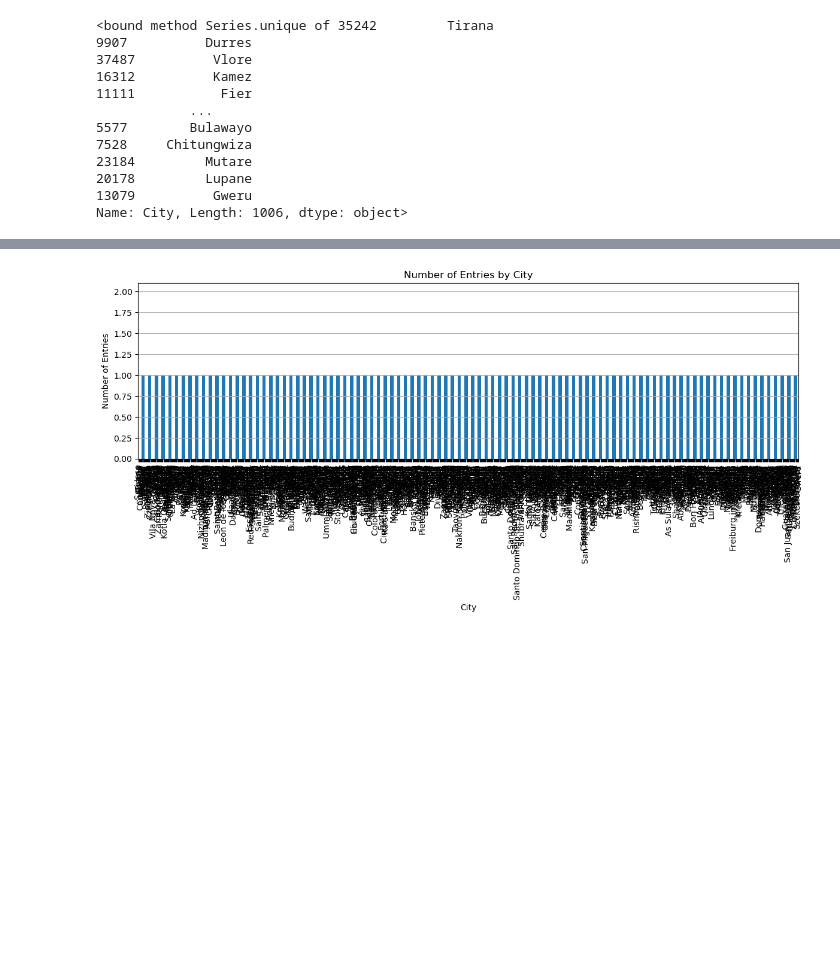
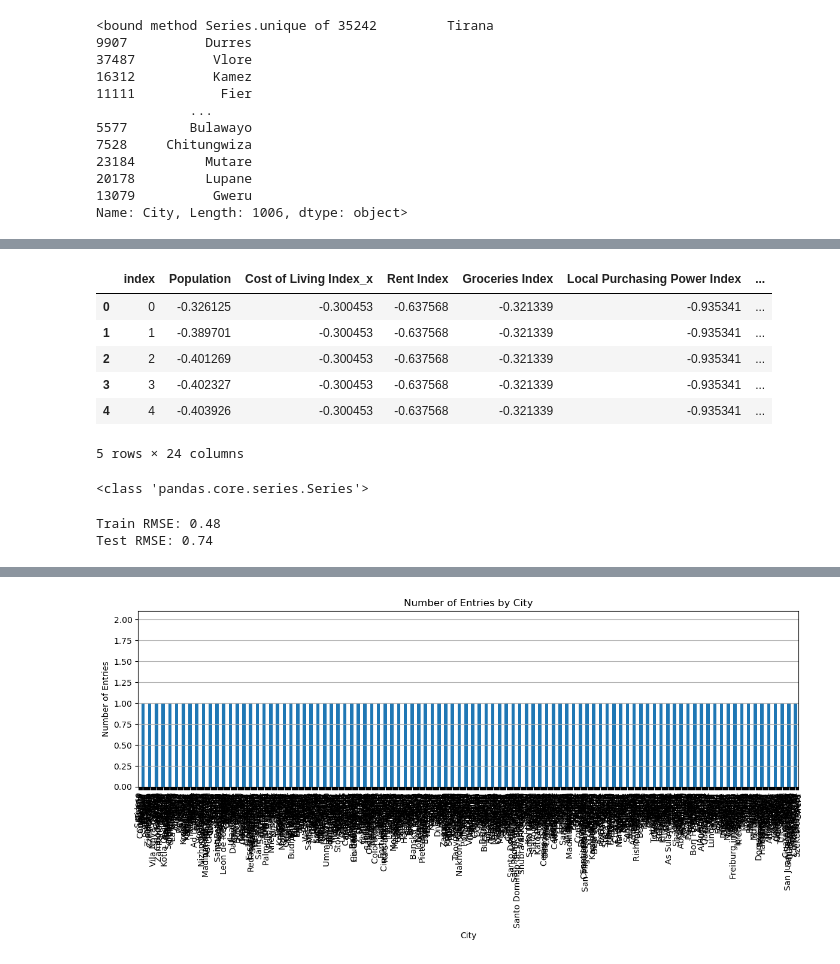
Before and after one commit to ronmaccms/DE_Team, a Jupyter notebook: 05_data_eng_cities_kpis.ipynb, the cells around one changed output, grey strips where cells are left out. Drawn from its saved outputs; the diff is of its cells as text; code cells hidden in the pictures; blank space fills up the shorter version.

Commit message:
randomforesrmodel

```diff
--- a/05_data_eng_cities_kpis.ipynb
+++ b/05_data_eng_cities_kpis.ipynb
@@ -479,0 +579,24 @@ Name: City, Length: 1006, dtype: object>
+# %%
+# Numerical Data
+
+final_numerical = pd.DataFrame(data_scaled, columns=numerical_columns).reset_index()
+# final_numerical.head()
+
+final_categorical = migration_database[[col for col in migration_database if migration_database[col].dtype==object]].copy().reset_index()
+# final_categorical.head()
+
+# join datafeames
+final_modelling = pd.concat([final_numerical,final_categorical,migration_database['Net migration (thousands)'].reset_index()], axis=1)
+final_modelling.head()
+# %% [output]
+|  | index | Population | Cost of Living Index_x | Rent Index | Groceries Index | Local Purchasing Power Index | ... |
+| 0 | 0 | -0.326125 | -0.300453 | -0.637568 | -0.321339 | -0.935341 | ... |
+| 1 | 1 | -0.389701 | -0.300453 | -0.637568 | -0.321339 | -0.935341 | ... |
+| 2 | 2 | -0.401269 | -0.300453 | -0.637568 | -0.321339 | -0.935341 | ... |
+| 3 | 3 | -0.402327 | -0.300453 | -0.637568 | -0.321339 | -0.935341 | ... |
+| 4 | 4 | -0.403926 | -0.300453 | -0.637568 | -0.321339 | -0.935341 | ... |
+5 rows × 24 columns
+# %%
+print(type(final_modelling["Net migration (thousands)"]))
+# %% [output]
+<class 'pandas.core.series.Series'>
@@ -479,0 +633,20 @@ Name: City, Length: 1006, dtype: object>
+# %%
+# Initialize the model
+model = RandomForestRegressor(n_estimators=100, random_state=42)
+
+# Train the model
+model.fit(X_train, y_train)
+
+# Make predictions
+predictions_train = model.predict(X_train)
+predictions_test = model.predict(X_test)
+
+# Evaluate the model
+train_rmse = mean_squared_error(y_train, predictions_train, squared=False)/rad_av_train
+test_rmse = mean_squared_error(y_test, predictions_test, squared=False)/rad_av_test
+
+print(f"Train RMSE: {train_rmse:.2f}")
+print(f"Test RMSE: {test_rmse:.2f}")
+# %% [output]
+Train RMSE: 0.48
+Test RMSE: 0.74
```
Also changed, not shown: parts of 22 cells of this notebook, 1 other file.
